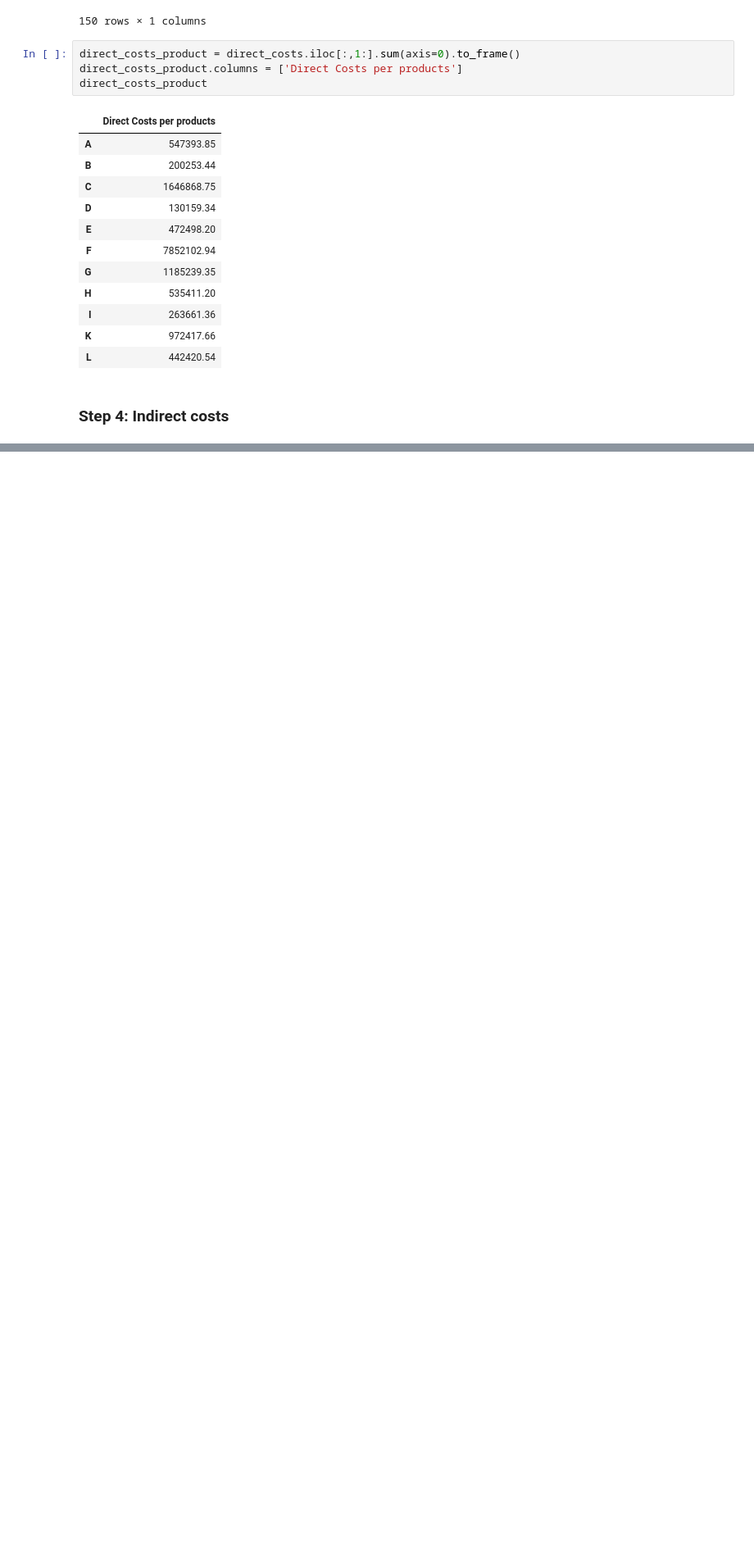
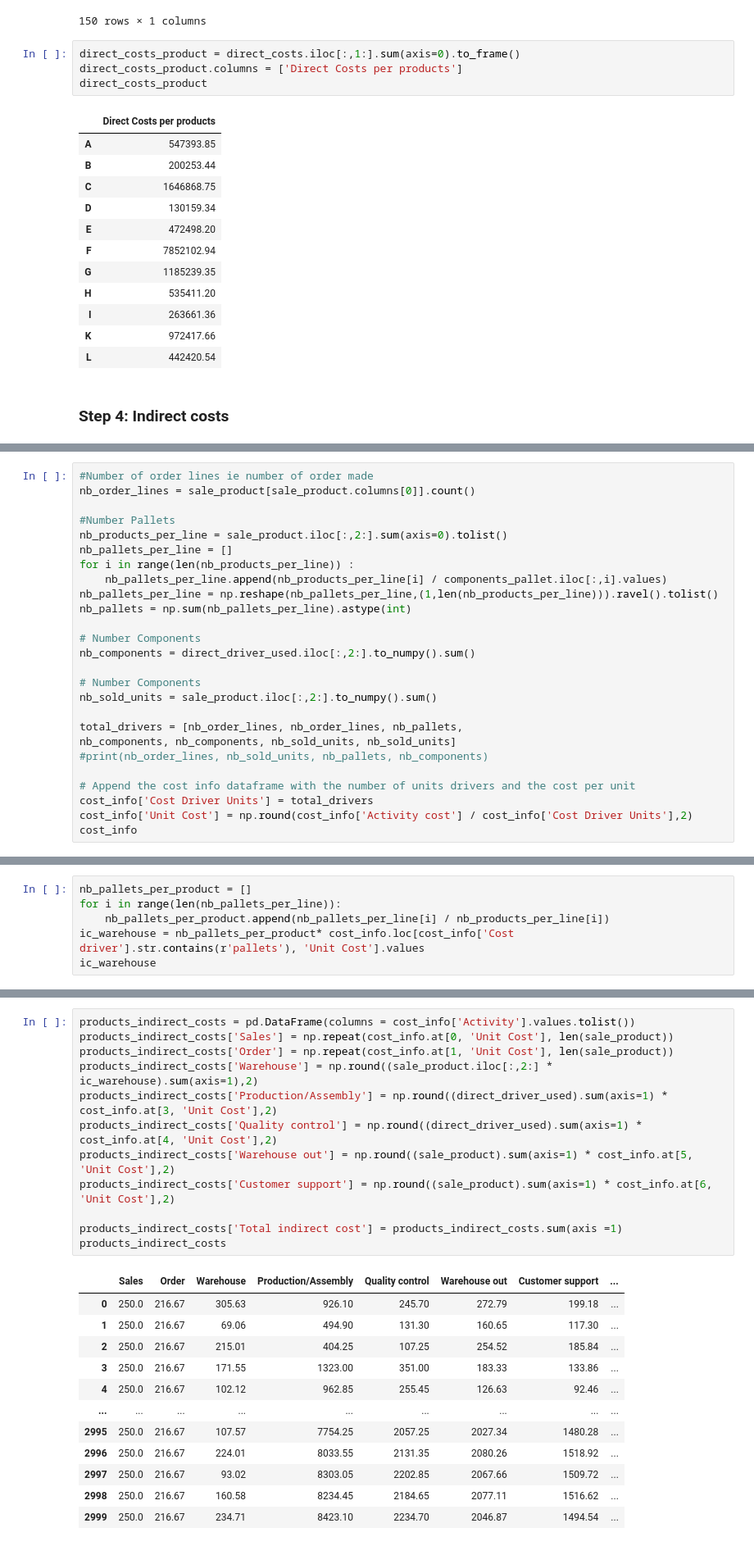
Before and after one commit to PaulineMalaguti/EBA3630, a Jupyter notebook: Customer Profitability Index/Problem 2/2customerprofitability.ipynb, the cells around one changed output, grey strips where cells are left out. Shown: that part at 82% size. Saved outputs shown, nothing was run; the diff lists cells and outputs as text; blank space fills up the shorter version.

```diff
--- a/Customer Profitability Index/Problem 2/2customerprofitability.ipynb
+++ b/Customer Profitability Index/Problem 2/2customerprofitability.ipynb
@@ -365,0 +349,26 @@ number_pallets
+# %%
+#Number of order lines ie number of order made
+nb_order_lines = sale_product[sale_product.columns[0]].count()
+
+#Number Pallets
+nb_products_per_line = sale_product.iloc[:,2:].sum(axis=0).tolist()
+nb_pallets_per_line = []
+for i in range(len(nb_products_per_line)) :
+    nb_pallets_per_line.append(nb_products_per_line[i] / components_pallet.iloc[:,i].values)
+nb_pallets_per_line = np.reshape(nb_pallets_per_line,(1,len(nb_products_per_line))).ravel().tolist()
+nb_pallets = np.sum(nb_pallets_per_line).astype(int)
+
+# Number Components
+nb_components = direct_driver_used.iloc[:,2:].to_numpy().sum()
+
+# Number Components
+nb_sold_units = sale_product.iloc[:,2:].to_numpy().sum()
+
+total_drivers = [nb_order_lines, nb_order_lines, nb_pallets,
+nb_components, nb_components, nb_sold_units, nb_sold_units]
+#print(nb_order_lines, nb_sold_units, nb_pallets, nb_components)
+
+# Append the cost info dataframe with the number of units drivers and the cost per unit
+cost_info['Cost Driver Units'] = total_drivers
+cost_info['Unit Cost'] = np.round(cost_info['Activity cost'] / cost_info['Cost Driver Units'],2)
+cost_info
@@ -365,0 +384,6 @@ number_pallets
+# %%
+nb_pallets_per_product = []
+for i in range(len(nb_pallets_per_line)):
+    nb_pallets_per_product.append(nb_pallets_per_line[i] / nb_products_per_line[i])
+ic_warehouse = nb_pallets_per_product* cost_info.loc[cost_info['Cost driver'].str.contains(r'pallets'), 'Unit Cost'].values
+ic_warehouse
@@ -365,0 +394,25 @@ number_pallets
+# %%
+products_indirect_costs = pd.DataFrame(columns = cost_info['Activity'].values.tolist())
+products_indirect_costs['Sales'] = np.repeat(cost_info.at[0, 'Unit Cost'], len(sale_product))
+products_indirect_costs['Order'] = np.repeat(cost_info.at[1, 'Unit Cost'], len(sale_product))
+products_indirect_costs['Warehouse'] = np.round((sale_product.iloc[:,2:] * ic_warehouse).sum(axis=1),2)
+products_indirect_costs['Production/Assembly'] = np.round((direct_driver_used).sum(axis=1) * cost_info.at[3, 'Unit Cost'],2)
+products_indirect_costs['Quality control'] = np.round((direct_driver_used).sum(axis=1) * cost_info.at[4, 'Unit Cost'],2)
+products_indirect_costs['Warehouse out'] = np.round((sale_product).sum(axis=1) * cost_info.at[5, 'Unit Cost'],2)
+products_indirect_costs['Customer support'] = np.round((sale_product).sum(axis=1) * cost_info.at[6, 'Unit Cost'],2)
+
+products_indirect_costs['Total indirect cost'] = products_indirect_costs.sum(axis =1)
+products_indirect_costs
+# %% [output]
+|  | Sales | Order | Warehouse | Production/Assembly | Quality control | Warehouse out | Customer support | ... |
+| 0 | 250.0 | 216.67 | 305.63 | 926.10 | 245.70 | 272.79 | 199.18 | ... |
+| 1 | 250.0 | 216.67 | 69.06 | 494.90 | 131.30 | 160.65 | 117.30 | ... |
+| 2 | 250.0 | 216.67 | 215.01 | 404.25 | 107.25 | 254.52 | 185.84 | ... |
+| 3 | 250.0 | 216.67 | 171.55 | 1323.00 | 351.00 | 183.33 | 133.86 | ... |
+| 4 | 250.0 | 216.67 | 102.12 | 962.85 | 255.45 | 126.63 | 92.46 | ... |
+| ... | ... | ... | ... | ... | ... | ... | ... | ... |
+| 2995 | 250.0 | 216.67 | 107.57 | 7754.25 | 2057.25 | 2027.34 | 1480.28 | ... |
+| 2996 | 250.0 | 216.67 | 224.01 | 8033.55 | 2131.35 | 2080.26 | 1518.92 | ... |
+| 2997 | 250.0 | 216.67 | 93.02 | 8303.05 | 2202.85 | 2067.66 | 1509.72 | ... |
+| 2998 | 250.0 | 216.67 | 160.58 | 8234.45 | 2184.65 | 2077.11 | 1516.62 | ... |
+| 2999 | 250.0 | 216.67 | 234.71 | 8423.10 | 2234.70 | 2046.87 | 1494.54 | ... |
```
Also changed, not shown: parts of 8 cells of this notebook.
